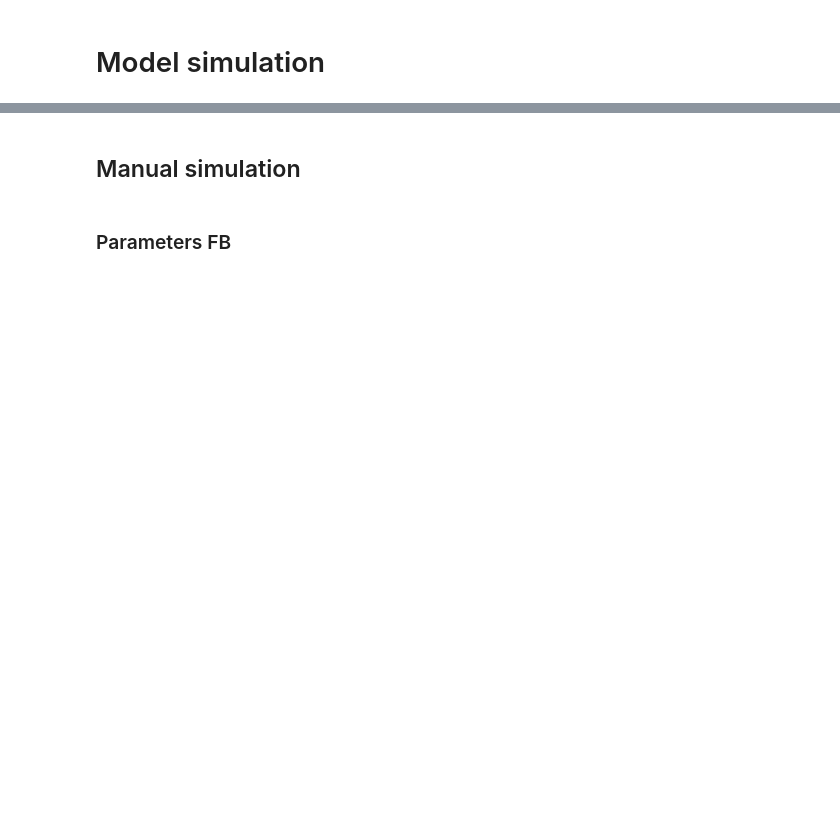
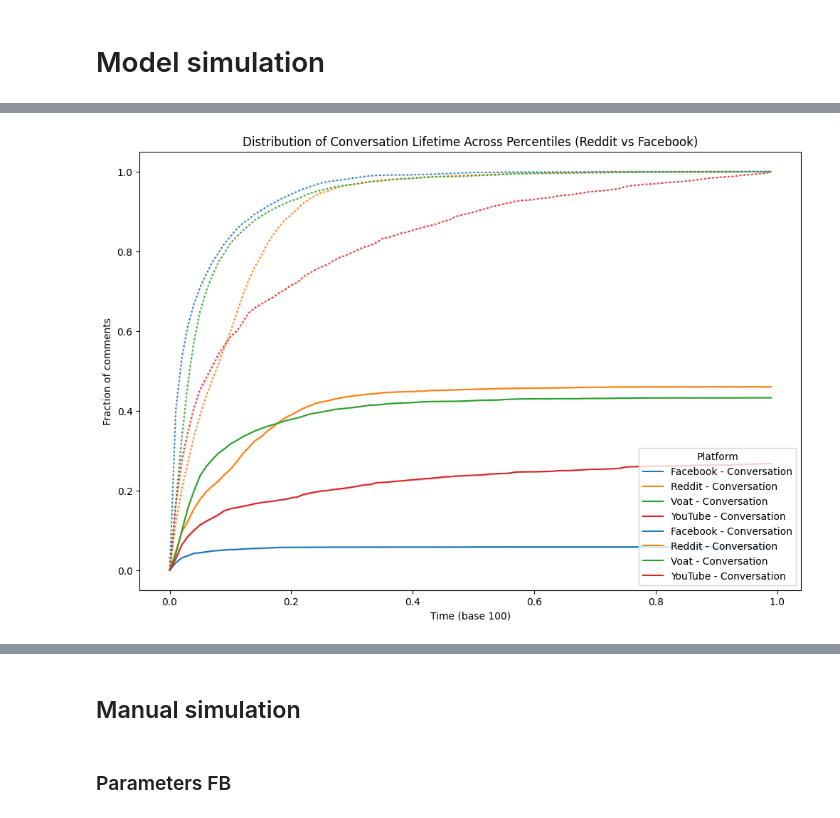
Before and after one commit to jacoponudo/Conversation_dynamics, a Jupyter notebook: src/SYN/SYN_mainclass.ipynb, the cells around one changed output, grey strips where cells are left out. Saved outputs shown, nothing was run; the diff lists cells and outputs as text; code cells hidden in the pictures; blank space fills up the shorter version.

```diff
--- a/src/SYN/SYN_mainclass.ipynb
+++ b/src/SYN/SYN_mainclass.ipynb
@@ -139,0 +248,20 @@ plot_ECDF(df,level=99)
+# %%
+import matplotlib.pyplot as plt
+import seaborn as sns
+level=1
+# Supponiamo che df sia il DataFrame combinato
+df = combined_results#[combined_results['Platform']=='Facebook - Conversation']
+
+
+
+plt.figure(figsize=(12, 8))
+sns.lineplot(data=df, x='Time Grid Value', y='Share', hue='Platform', err_style='band',errorbar=('ci', level), linestyle='dotted')
+sns.lineplot(data=df, x='Time Grid Value', y='Share_cc', hue='Platform', err_style='band',errorbar=('ci', level) )
+plt.title('Distribution of Conversation Lifetime Across Percentiles (Reddit vs Facebook)')
+plt.ylabel('Fraction of comments')
+plt.xlabel('Time (base 100)')
+plt.grid(False)
+plt.legend(title='Platform')
+plt.show()
+# %% [output]
+[figure, added]
```
Also changed, not shown: parts of 21 cells of this notebook.
